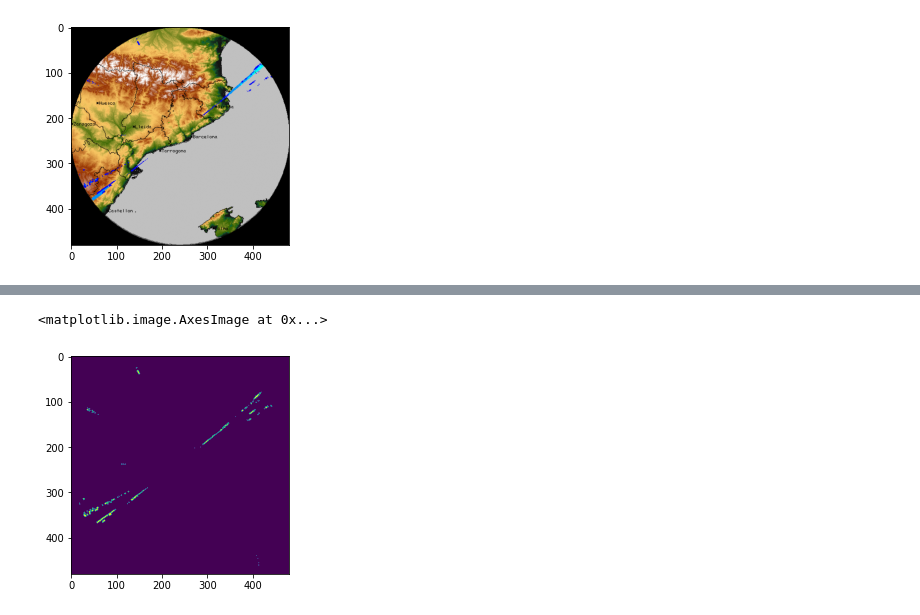
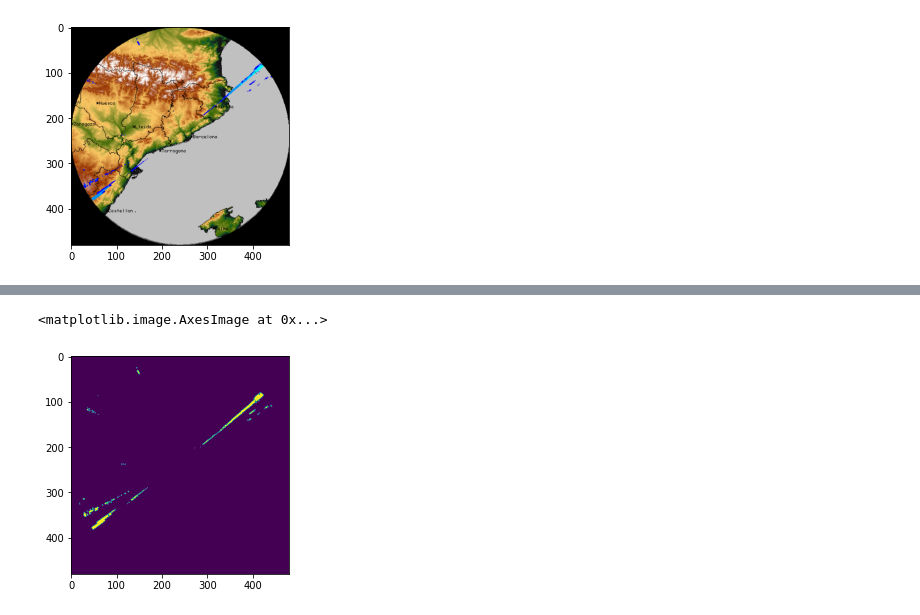
Before and after one commit to melihkurtaran/DNA_hackathon, a Jupyter notebook: MainCode.ipynb, the cells around one changed output, grey strips where cells are left out. Cells and saved outputs as stored; diff of their text form; code cells hidden in the pictures.

```diff
--- a/MainCode.ipynb
+++ b/MainCode.ipynb
@@ -70,7 +70,7 @@ for state in os.listdir(data_path):
       data[state][a].append(os.path.join(data_path,state,i,im))
 # %%
 
-np_frames, extensions, image_specifications = gif2numpy.convert("/content/drive/MyDrive/EDISS_winter_school/data/aemet/10min/ba/ba/20220101/aemet_ba_202201010000.gif")
+np_frames, extensions, image_specifications = gif2numpy.convert("/content/drive/MyDrive/EDISS_winter_school/data/aemet/10min/ba/20220101/aemet_ba_202201010000.gif")
 the_frame = np.array(np_frames[0])
 h=the_frame.shape[0]
 w=the_frame.shape[1]
@@ -83,28 +83,11 @@ draw = ImageDraw.Draw(alpha)
 draw.pieslice([0,0,w,w],0,360, fill=255)
 npAlpha=np.array(alpha)
 npAlpha=np.stack([npAlpha,npAlpha,npAlpha],axis=2)
+the_frame = (the_frame/255) * (npAlpha/255)
+the_frame = np.uint8(the_frame*255)
 
 
-# the_frame=np.dstack((the_frame,npAlpha))
-the_frame = (the_frame/255) * (npAlpha/255)
-# the_frame=the_frame*255
-i1 = np.where(0, 1, the_frame)
-
-imshow(i1)
-
-# i = np.clip(the_frame, 0, 1)
-# i = i.sum(axis=-1)
-# i1 = i/i.max()
-
-# # i1 = np.where(1.0, 0, i)
-# # i[:,:,2]=i[:,:,2]*0
-# i1 = i1 < 0.8
-# imshow(i1)
-# print(i1.shape)
-# print(i1.max())
-# print(i1.min())
-
-# imshow(np.uint8(the_frame))
+imshow(the_frame)
 # %% [output]
 <matplotlib.image.AxesImage at 0x...>
 [figure]
@@ -119,10 +94,9 @@ array(<matplotlib.image.AxesImage object at 0x...>, dtype=object)
 # %%
 hsv = cv2.cvtColor(the_frame, cv2.COLOR_RGB2HSV)
-lower_blue = np.array([110,50,50])
-upper_blue = np.array([130,255,255])
-
+lower_blue = np.array([87,0,0])
+upper_blue = np.array([136,255,255])
 mask = cv2.inRange(hsv, lower_blue, upper_blue)
 imshow(mask)
 # %% [output]
 <matplotlib.image.AxesImage at 0x...>
-[figure, old version]
+[figure, new version]
```
Also changed, not shown: parts of 13 cells of this notebook.
